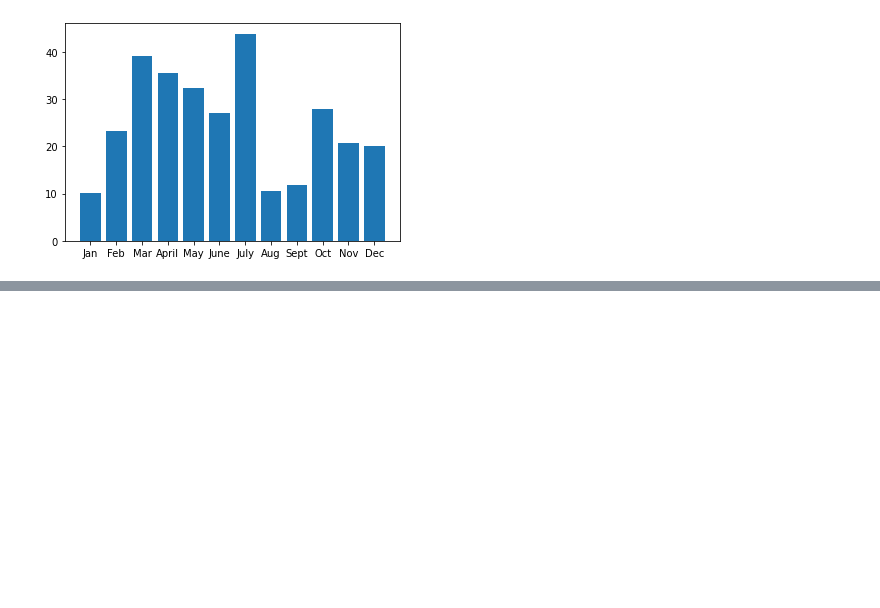
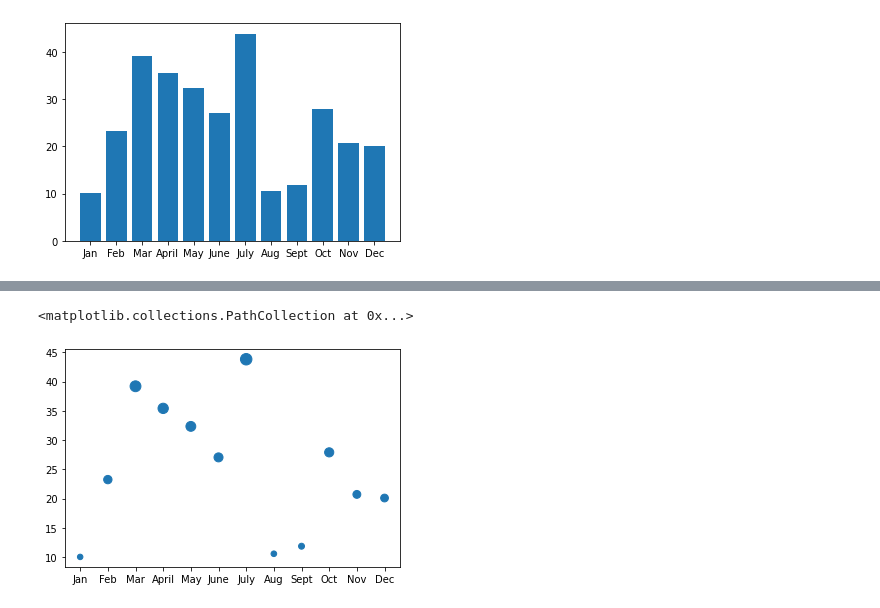
Before and after one commit to BrandonScottWilliams/PyBer_Analysis, a Jupyter notebook: matplotlib_practice.ipynb, the cells around one changed output, grey strips where cells are left out. Cells and saved outputs as stored; diff of their text form; code cells hidden in the pictures; blank space fills up the shorter version.

```diff
--- a/matplotlib_practice.ipynb
+++ b/matplotlib_practice.ipynb
@@ -132,0 +153,5 @@ ax.bar(x_axis, y_axis)
+# %%
+plt.scatter(x_axis, y_axis, s=y_axis_larger)
+# %% [output]
+<matplotlib.collections.PathCollection at 0x...>
+[figure, added]
```
Also changed, not shown: parts of 19 cells of this notebook, 4 other files.
